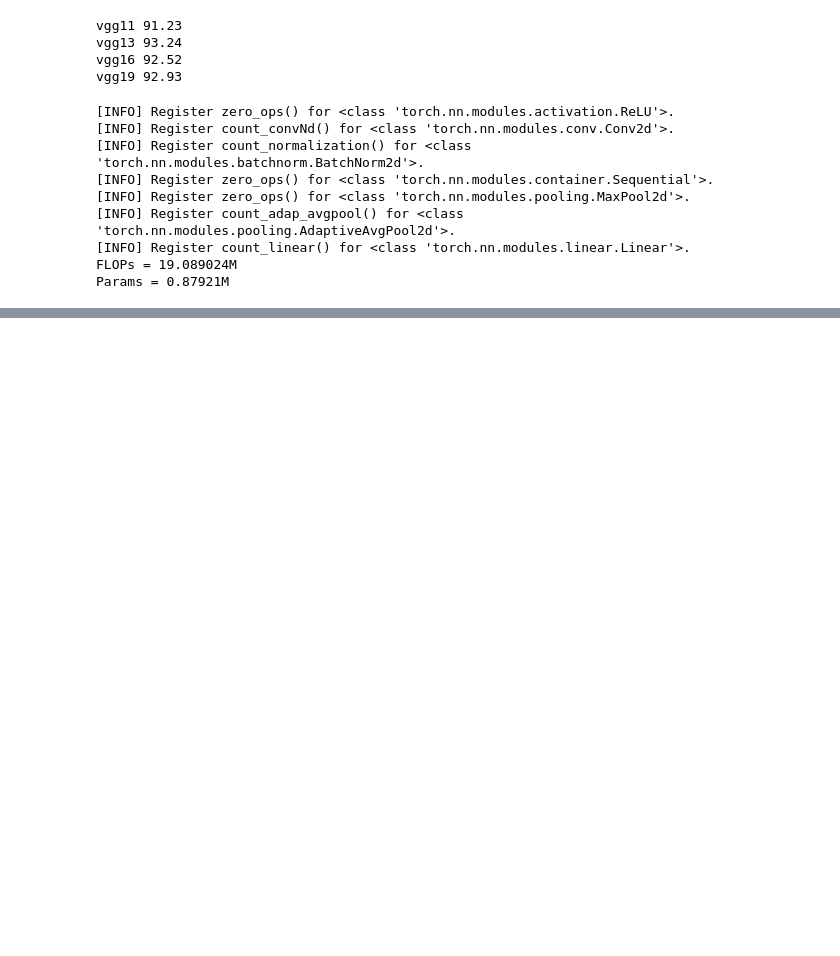
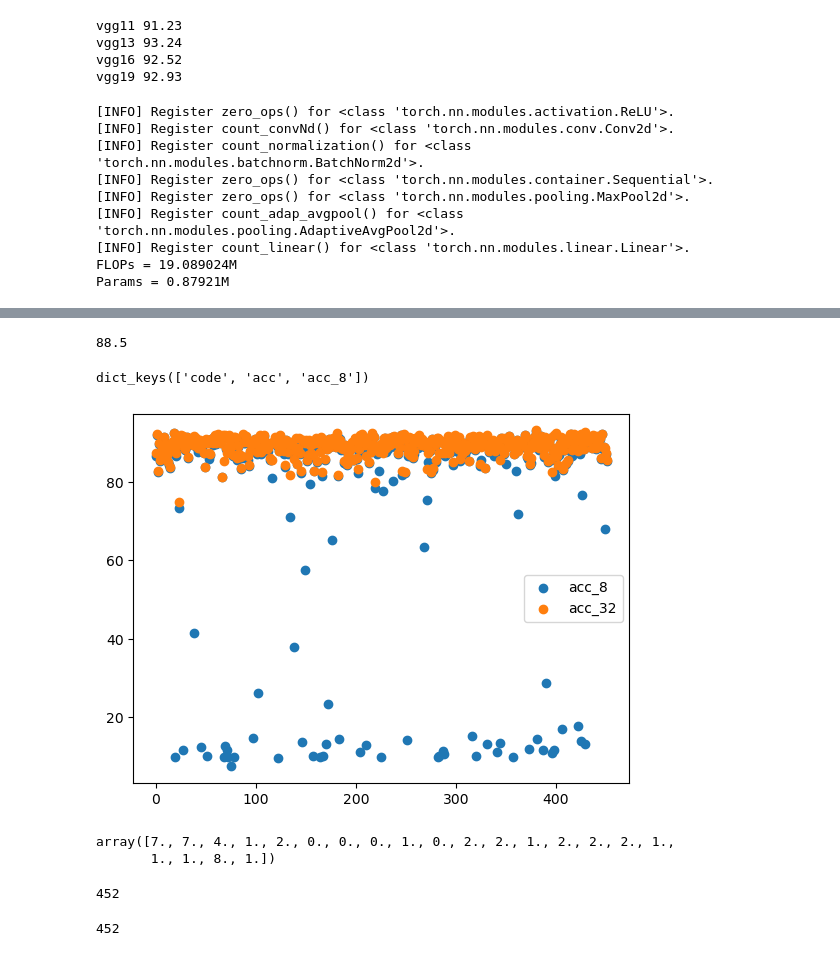
Before and after one commit to qhy991/AICAS, a Jupyter notebook: analysis/model_analysis.ipynb, the cells around one changed output, grey strips where cells are left out. Saved outputs shown, nothing was run; the diff lists cells and outputs as text; code cells hidden in the pictures; blank space fills up the shorter version.

```diff
--- a/analysis/model_analysis.ipynb
+++ b/analysis/model_analysis.ipynb
@@ -190,0 +290,2 @@ Params = 0.87921M
+# %%
+data = np.load("/home/qhy/Reserach/AICAS/predictor/dataset/data-dict-980.npy",allow_pickle=True).item()
@@ -190,0 +309,12 @@ Params = 0.87921M
+# %%
+data.pop(740)
+data.pop(741)
+# %% [output]
+88.5
+# %%
+for k in data.keys():
+    data[k]['acc_8'] = acc_8_new_dict[k]
+# %%
+data[520].keys()
+# %% [output]
+dict_keys(['code', 'acc', 'acc_8'])
@@ -190,0 +323,27 @@ Params = 0.87921M
+# %%
+acc_32 = []
+acc_8 = []
+code = []
+for k in data.keys():
+    acc_32.append(data[k]['acc'])
+    acc_8.append(data[k]['acc_8'])
+    code.append(np.array(data[k]['code'])*np.array([8]*5+[1]*16))
+np.save("/home/qhy/Reserach/AICAS/predictor/dataset/acc_32_510-989.npy",np.array(acc_32))
+np.save("/home/qhy/Reserach/AICAS/predictor/dataset/acc_8_510-989.npy",np.array(acc_8))
+np.save("/home/qhy/Reserach/AICAS/predictor/dataset/code_510-989.npy",np.array(code))
+# %%
+plt.scatter(range(len(acc_8)),acc_8,label="acc_8")
+plt.scatter(range(len(acc_32)),acc_32,label="acc_32")
+plt.legend()
+plt.show()
+# %% [output]
+[figure, added]
+# %%
+code[0]
+# %% [output]
+array([7., 7., 4., 1., 2., 0., 0., 0., 1., 0., 2., 2., 1., 2., 2., 2., 1.,
+       1., 1., 8., 1.])
+# %%
+len(code)
+# %% [output]
+452
@@ -190,0 +354,4 @@ Params = 0.87921M
+# %%
+acc_32.shape[0]
+# %% [output]
+452
```
Also changed, not shown: parts of 39 cells of this notebook, 49 other files.
